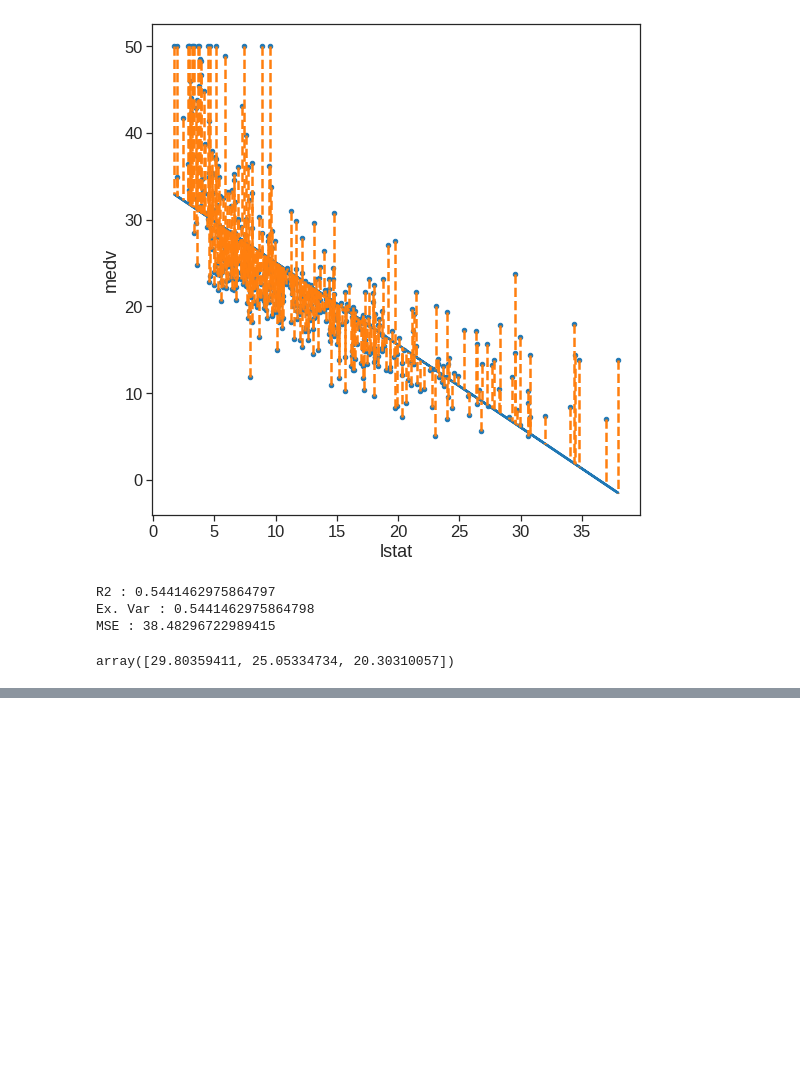
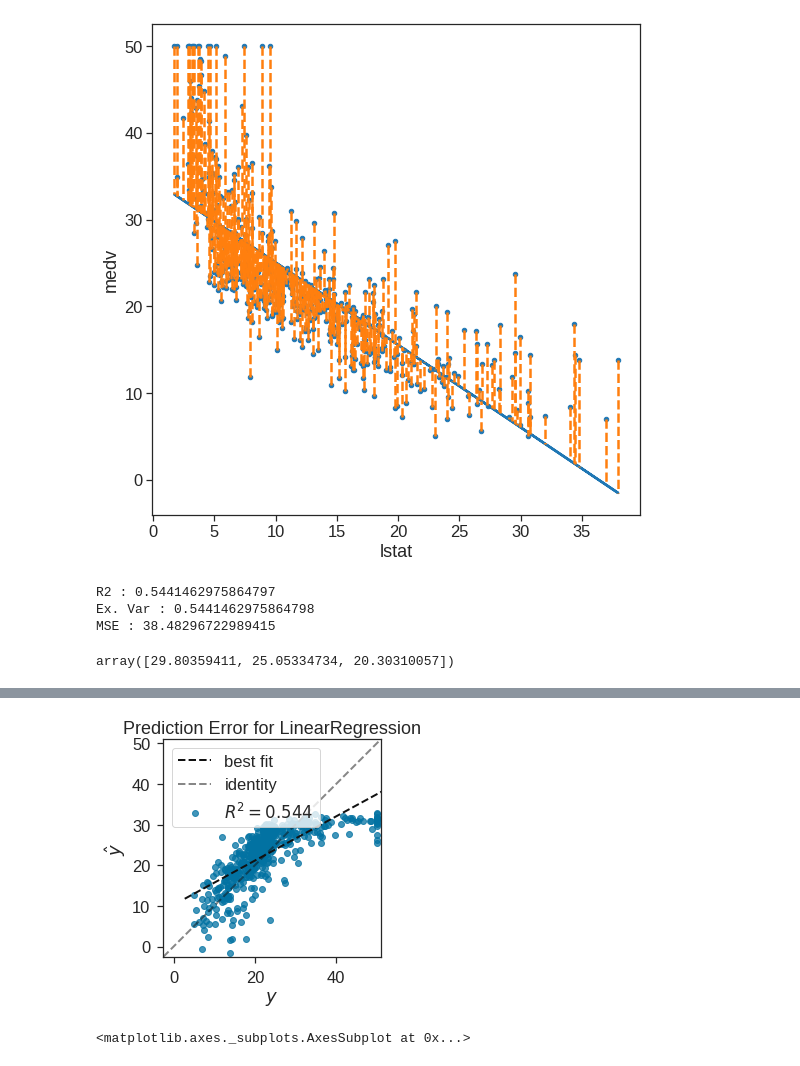
Before and after one commit to phonchi/nsysu-math6084, a Jupyter notebook: static_files/presentations/Chapter_3_Lab.ipynb, the cells around one changed output, grey strips where cells are left out. Saved outputs shown, nothing was run; the diff lists cells and outputs as text; code cells hidden in the pictures; blank space fills up the shorter version.

```diff
--- a/static_files/presentations/Chapter_3_Lab.ipynb
+++ b/static_files/presentations/Chapter_3_Lab.ipynb
@@ -595,0 +615,9 @@ array([29.80359411, 25.05334734, 20.30310057])
+# %%
+model = linear_model.LinearRegression(fit_intercept=True)
+visualizer = PredictionError(model)
+visualizer.fit(x_train, y_true)  # Fit the training data to the visualizer
+visualizer.score(x_train, y_true)
+visualizer.show()
+# %% [output]
+[figure, added]
+<matplotlib.axes._subplots.AxesSubplot at 0x...>
```
Also changed, not shown: parts of 11 cells of this notebook.
